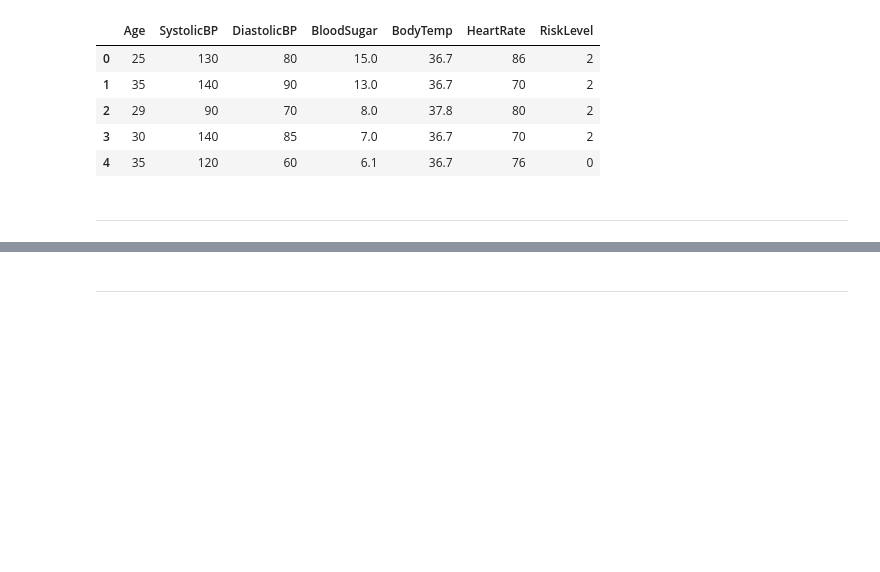
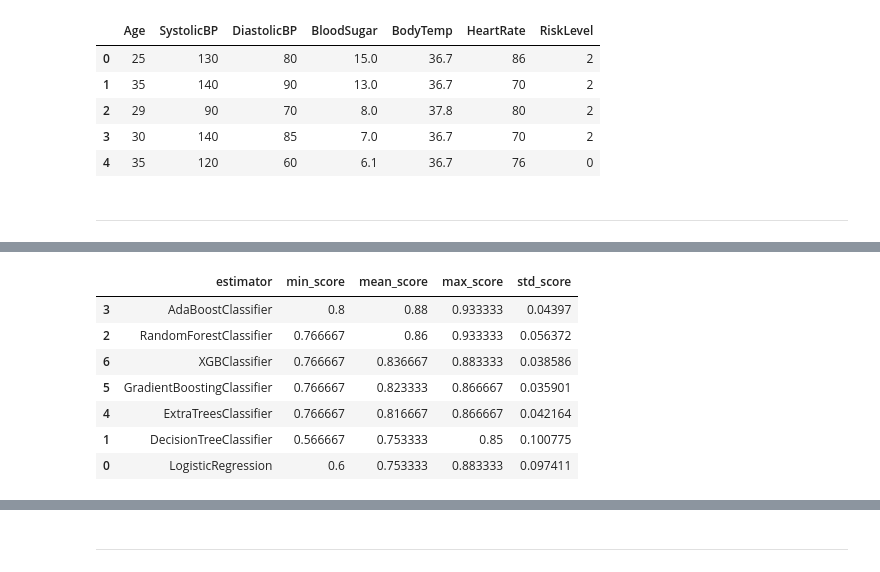
Before and after one commit to theresaabl/ML-maternal-health-risk, a Jupyter notebook: jupyter_notebooks/06-ModelingAndEvaluation-Classification.ipynb, the cells around one changed output, grey strips where cells are left out. Drawn from its saved outputs; the diff is of its cells as text; code cells hidden in the pictures; blank space fills up the shorter version.

```diff
--- a/jupyter_notebooks/06-ModelingAndEvaluation-Classification.ipynb
+++ b/jupyter_notebooks/06-ModelingAndEvaluation-Classification.ipynb
@@ -76,0 +309,29 @@ df.head()
+# %%
+models_quick_search = {
+    "LogisticRegression": LogisticRegression(random_state=0),
+    "DecisionTreeClassifier": DecisionTreeClassifier(random_state=0),
+    "RandomForestClassifier": RandomForestClassifier(random_state=0),
+    "AdaBoostClassifier": AdaBoostClassifier(random_state=0),
+    "ExtraTreesClassifier": ExtraTreesClassifier(random_state=0),
+    "GradientBoostingClassifier": GradientBoostingClassifier(random_state=0),
+    "XGBClassifier": XGBClassifier(random_state=0),
+}
+
+params_quick_search = {
+    "LogisticRegression": {},
+    "DecisionTreeClassifier": {},
+    "RandomForestClassifier": {},
+    "AdaBoostClassifier": {},
+    "ExtraTreesClassifier": {},
+    "GradientBoostingClassifier": {},
+    "XGBClassifier": {},
+}
+# %%
+quick_search = HyperparameterOptimizationSearch(models=models_quick_search, params=params_quick_search)
+quick_search.fit(
+                X_train,
+                y_train,
+                scoring = make_scorer(recall_score, labels=[2], average=None),
+                # scoring = make_scorer(recall_score, average="weighted"),
+                n_jobs=-1,
+                cv=5)
@@ -76,0 +356,12 @@ df.head()
+# %%
+grid_search_summary, grid_search_pipelines = quick_search.score_summary(sort_by='mean_score')
+grid_search_summary
+# %% [output]
+|  | estimator | min_score | mean_score | max_score | std_score |
+| 3 | AdaBoostClassifier | 0.8 | 0.88 | 0.933333 | 0.04397 |
+| 2 | RandomForestClassifier | 0.766667 | 0.86 | 0.933333 | 0.056372 |
+| 6 | XGBClassifier | 0.766667 | 0.836667 | 0.883333 | 0.038586 |
+| 5 | GradientBoostingClassifier | 0.766667 | 0.823333 | 0.866667 | 0.035901 |
+| 4 | ExtraTreesClassifier | 0.766667 | 0.816667 | 0.866667 | 0.042164 |
+| 1 | DecisionTreeClassifier | 0.566667 | 0.753333 | 0.85 | 0.100775 |
+| 0 | LogisticRegression | 0.6 | 0.753333 | 0.883333 | 0.097411 |
```
Also changed, not shown: parts of 31 cells of this notebook, 1 other file.
